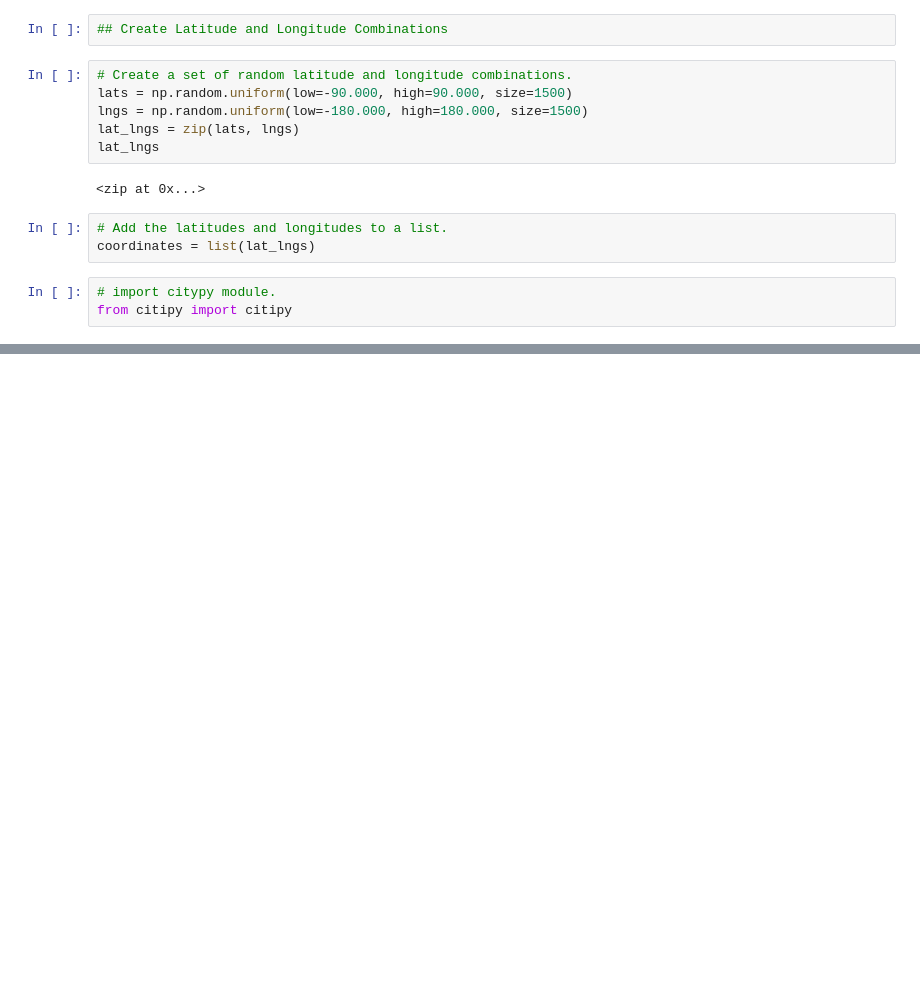
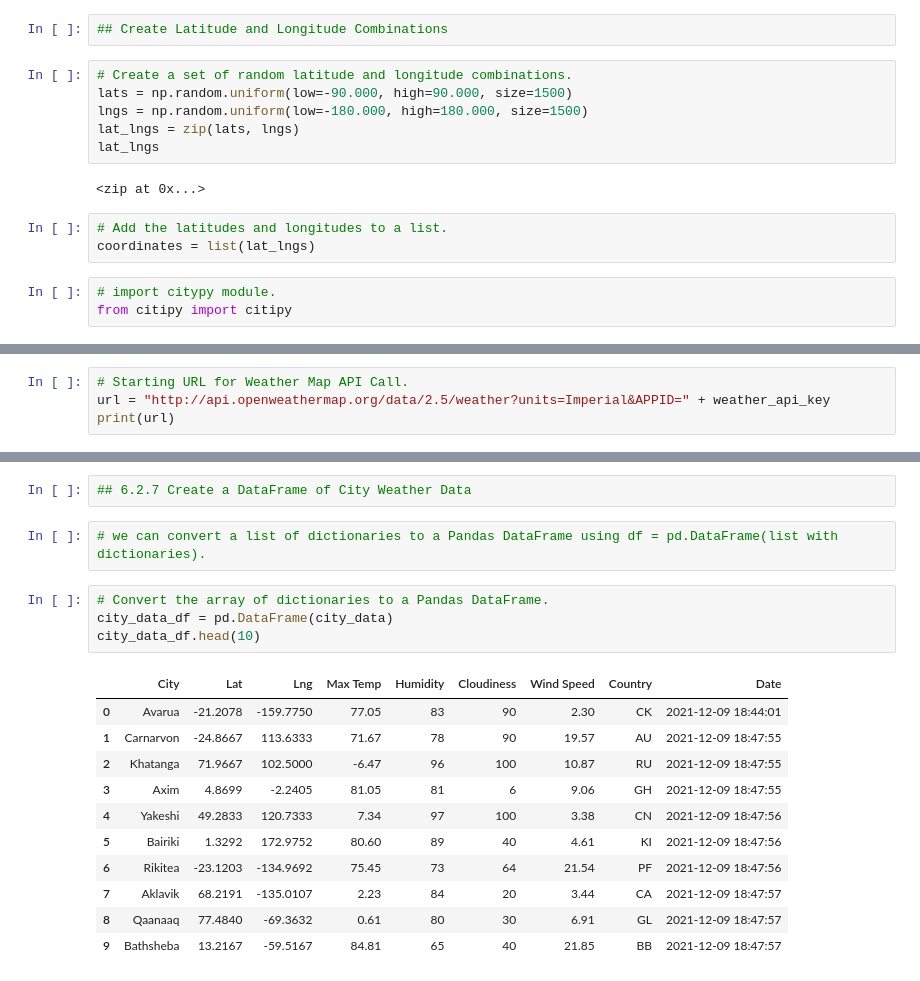
Before and after one commit to Cryptotwister/World_Weather_Analysis, a Jupyter notebook: WeatherPy.ipynb, the cells around one changed output, grey strips where cells are left out. Saved outputs shown, nothing was run; the diff lists cells and outputs as text; blank space fills up the shorter version.

Commit message:
WeatherPy

```diff
--- a/WeatherPy.ipynb
+++ b/WeatherPy.ipynb
@@ -35,0 +62,4 @@ len(cities)
+# %%
+# Starting URL for Weather Map API Call.
+url = "http://api.openweathermap.org/data/2.5/weather?units=Imperial&APPID=" + weather_api_key
+print(url)
@@ -35,0 +187,20 @@ len(cities)
+# %%
+## 6.2.7 Create a DataFrame of City Weather Data
+# %%
+# we can convert a list of dictionaries to a Pandas DataFrame using df = pd.DataFrame(list with dictionaries).
+# %%
+# Convert the array of dictionaries to a Pandas DataFrame.
+city_data_df = pd.DataFrame(city_data)
+city_data_df.head(10)
+# %% [output]
+|  | City | Lat | Lng | Max Temp | Humidity | Cloudiness | Wind Speed | Country | Date |
+| 0 | Avarua | -21.2078 | -159.7750 | 77.05 | 83 | 90 | 2.30 | CK | 2021-12-09 18:44:01 |
+| 1 | Carnarvon | -24.8667 | 113.6333 | 71.67 | 78 | 90 | 19.57 | AU | 2021-12-09 18:47:55 |
+| 2 | Khatanga | 71.9667 | 102.5000 | -6.47 | 96 | 100 | 10.87 | RU | 2021-12-09 18:47:55 |
+| 3 | Axim | 4.8699 | -2.2405 | 81.05 | 81 | 6 | 9.06 | GH | 2021-12-09 18:47:55 |
+| 4 | Yakeshi | 49.2833 | 120.7333 | 7.34 | 97 | 100 | 3.38 | CN | 2021-12-09 18:47:56 |
+| 5 | Bairiki | 1.3292 | 172.9752 | 80.60 | 89 | 40 | 4.61 | KI | 2021-12-09 18:47:56 |
+| 6 | Rikitea | -23.1203 | -134.9692 | 75.45 | 73 | 64 | 21.54 | PF | 2021-12-09 18:47:56 |
+| 7 | Aklavik | 68.2191 | -135.0107 | 2.23 | 84 | 20 | 3.44 | CA | 2021-12-09 18:47:57 |
+| 8 | Qaanaaq | 77.4840 | -69.3632 | 0.61 | 80 | 30 | 6.91 | GL | 2021-12-09 18:47:57 |
+| 9 | Bathsheba | 13.2167 | -59.5167 | 84.81 | 65 | 40 | 21.85 | BB | 2021-12-09 18:47:57 |
```
Also changed, not shown: parts of 13 cells of this notebook, 3 other files.
